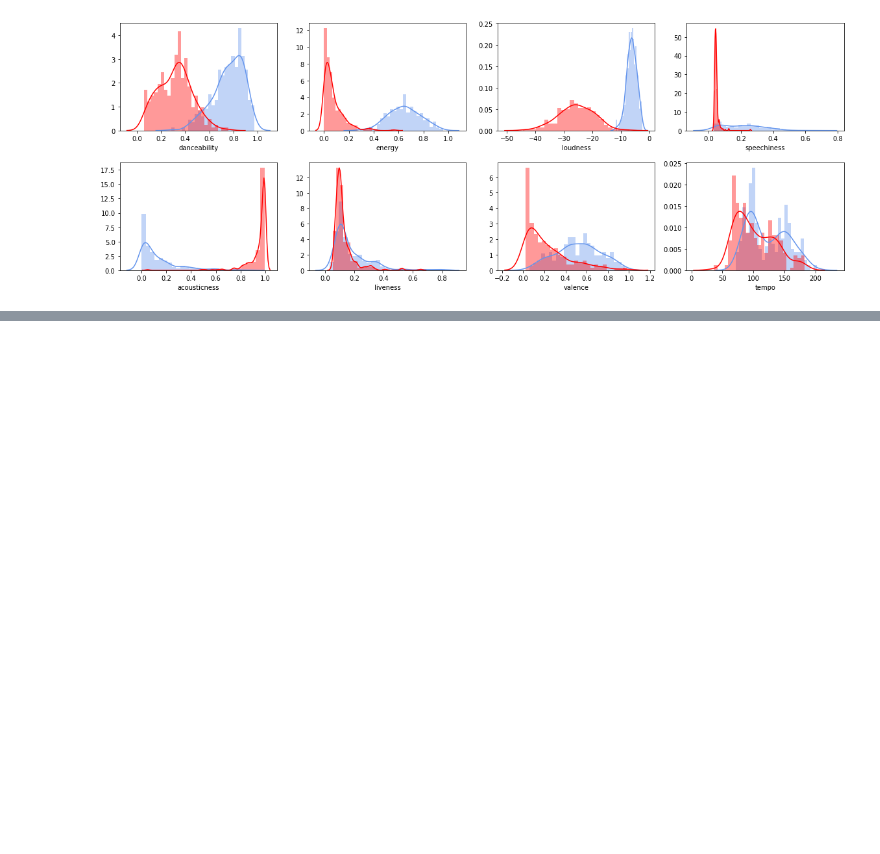
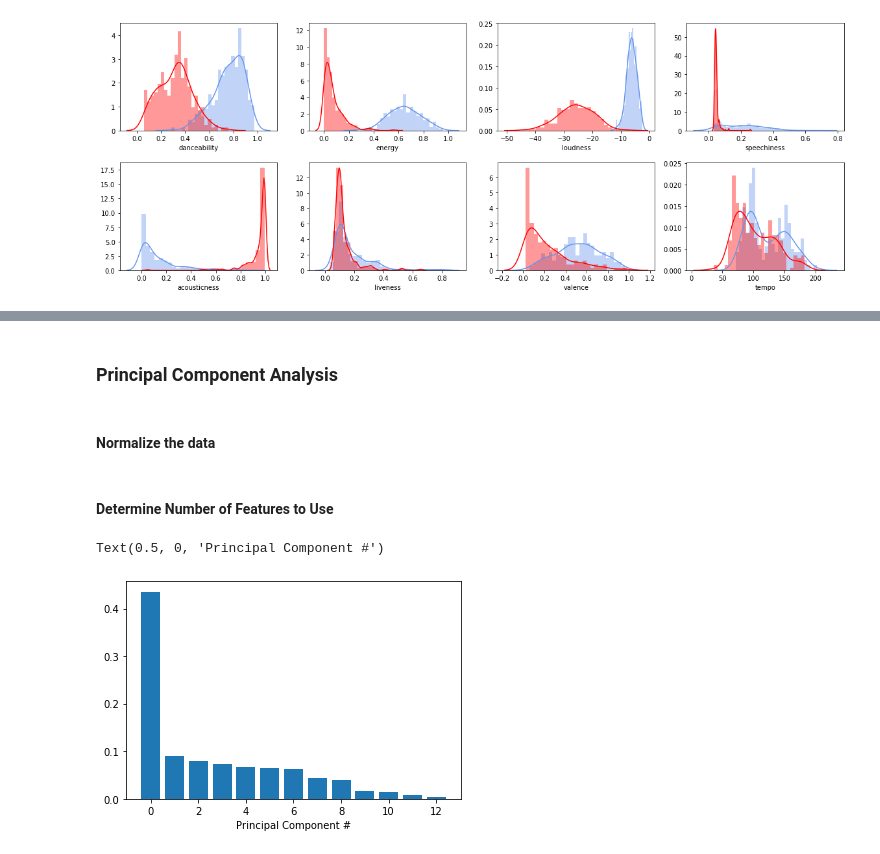
Before and after one commit to stujenn/genre-classifier, a Jupyter notebook: Spotipy_analysis.ipynb, the cells around one changed output, grey strips where cells are left out. Saved outputs shown, nothing was run; the diff lists cells and outputs as text; code cells hidden in the pictures; blank space fills up the shorter version.

```diff
--- a/Spotipy_analysis.ipynb
+++ b/Spotipy_analysis.ipynb
@@ -11,7 +11,7 @@ import plotly.graph_objects as go
 # %% [markdown]
 ### Read in data gathered using SpotiPy
 # %%
-features = pd.read_csv('track_data.csv')
+tracks = pd.read_csv('track_data.csv')
 # %% [markdown]
 ### EDA
 # %%
@@ -171,0 +205,39 @@ Test accuracy: 0.995
+# %% [markdown]
+### Principal Component Analysis
+# %% [markdown]
+#### Normalize the data
+# %%
+# Define our features
+features = tracks.drop(['genre', 'id', 'type', 'id', 'uri', 'track_href', 'analysis_url', 'target'], axis=1)
+
+# Define our labels
+labels = tracks['genre']
+
+# Import the StandardScaler
+from sklearn.preprocessing import StandardScaler
+
+# Scale the features and set the values to a new variable
+scaler = StandardScaler()
+scaled_train_features = scaler.fit_transform(features)
+# %% [markdown]
+#### Determine Number of Features to Use
+# %%
+# This is just to make plots appear in the notebook
+%matplotlib inline
+
+# Import our plotting module, and PCA class
+import matplotlib.pyplot as plt
+from sklearn.decomposition import PCA
+
+# Get our explained variance ratios from PCA using all features
+pca = PCA()
+pca.fit(scaled_train_features)
+exp_variance = pca.explained_variance_ratio_
+
+# plot the explained variance using a barplot
+fig, ax = plt.subplots()
+ax.bar(range(13), exp_variance)
+ax.set_xlabel('Principal Component #')
+# %% [output]
+Text(0.5, 0, 'Principal Component #')
+[figure, added]
```
Also changed, not shown: parts of 22 cells of this notebook.
